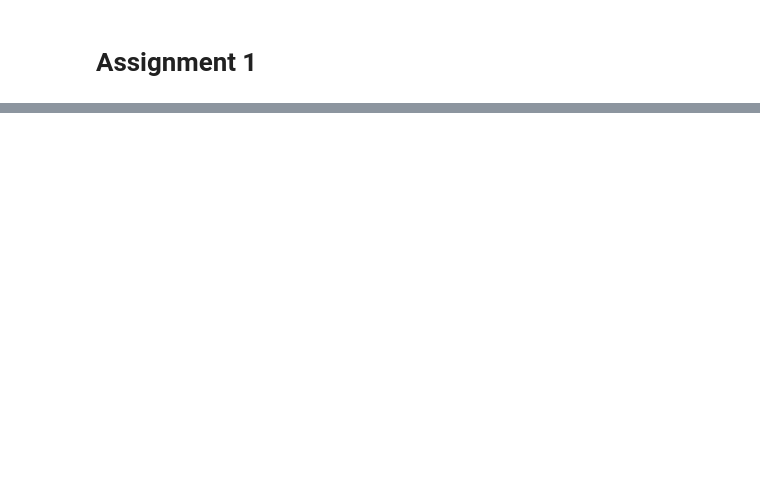
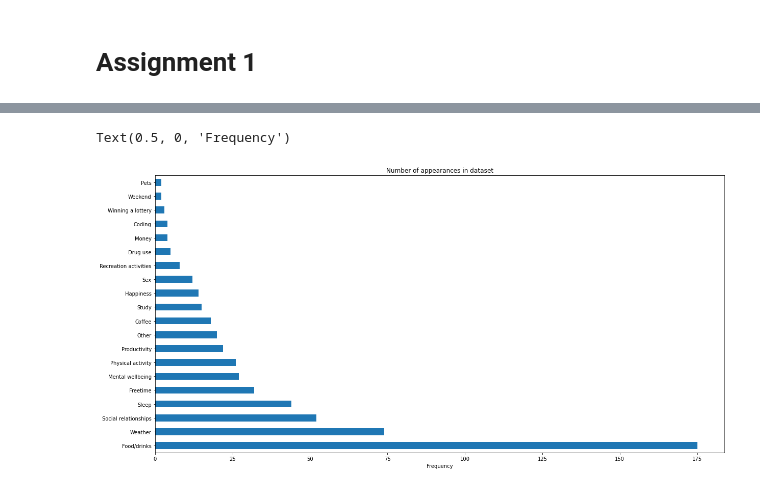
Before and after one commit to sandergs92/dmt-assignment-1, a Jupyter notebook: assignment_1/notebook_1.ipynb, the cells around one changed output, grey strips where cells are left out. Cells and saved outputs as stored; diff of their text form; code cells hidden in the pictures; blank space fills up the shorter version.

```diff
--- a/assignment_1/notebook_1.ipynb
+++ b/assignment_1/notebook_1.ipynb
@@ -207,0 +279,12 @@ df.loc[df['Good day (1)'].str.contains('productiv|good work|work done|challeging
+# %%
+"""Combining the last two columns together to plot"""
+
+combined_columns = [df['Good day (1)'], df['Good day (2)']]
+res = pd.concat(combined_columns)
+
+res.value_counts().plot(kind='barh', figsize=(20, 10))
+plt.title('Number of appearances in dataset')
+plt.xlabel('Frequency')
+# %% [output]
+Text(0.5, 0, 'Frequency')
+[figure, added]
```
Also changed, not shown: parts of 14 cells of this notebook.
